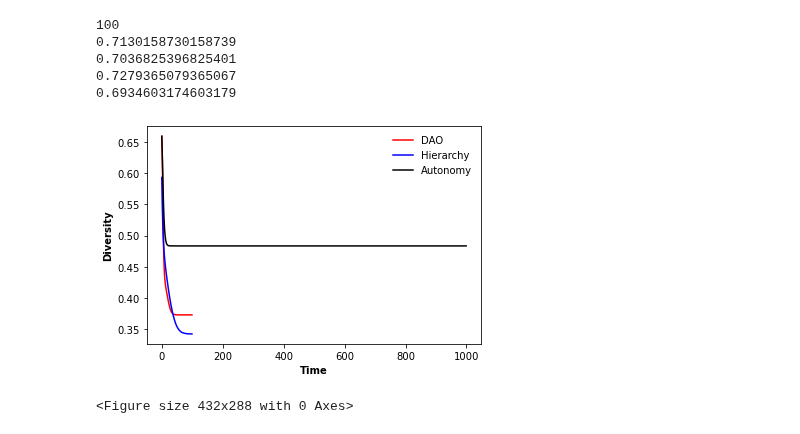
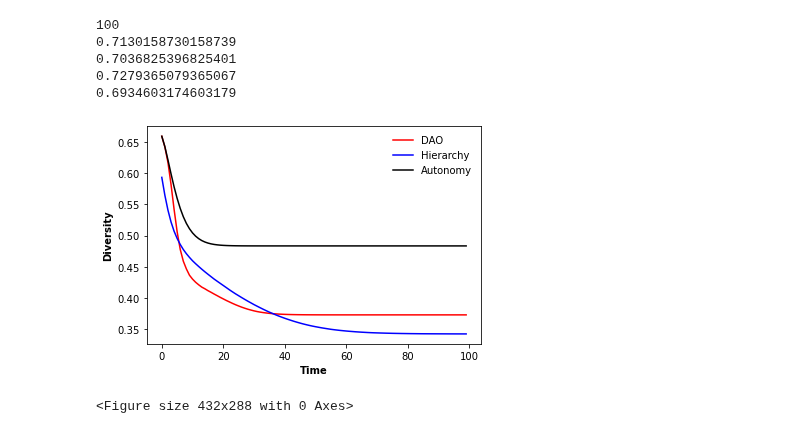
Before and after one commit to GrandJune/DAOs, a Jupyter notebook: V3/DHA/Evaluator.ipynb, the cells around one changed output. Saved outputs shown, nothing was run; the diff lists cells and outputs as text; code cells hidden in the pictures.

```diff
--- a/V3/DHA/Evaluator.ipynb
+++ b/V3/DHA/Evaluator.ipynb
@@ -77,16 +88,16 @@ print(dao_original_performance[10][-1])
 # %%
 # Diversity
 x = range(len(dao_performance))
-plt.plot(range(len(dao_diversity)), dao_diversity, "r-", label="DAO")
-plt.plot(range(len(hierarchy_diversity)), hierarchy_diversity, "b-", label="Hierarchy")
-plt.plot(range(len(autonomy_diversity)), autonomy_diversity, "k-", label="Autonomy")
+plt.plot(x, dao_diversity, "r-", label="DAO")
+plt.plot(x, hierarchy_diversity, "b-", label="Hierarchy")
+plt.plot(x, autonomy_diversity[0:len(dao_performance)], "k-", label="Autonomy")
 plt.xlabel('Time', fontweight='bold', fontsize=10)
 plt.ylabel('Diversity', fontweight='bold', fontsize=10)
 # plt.xticks(x)
 plt.legend(frameon=False, ncol=1, fontsize=10)
 plt.savefig(data_folder + r"\DHA_diversity.png", transparent=False, dpi=200)
 plt.show()
 plt.clf()
 # %% [output]
-[figure, old version]
+[figure, new version]
 <Figure size 432x288 with 0 Axes>
```
Also changed, not shown: parts of 2 cells of this notebook, 5 other files.
